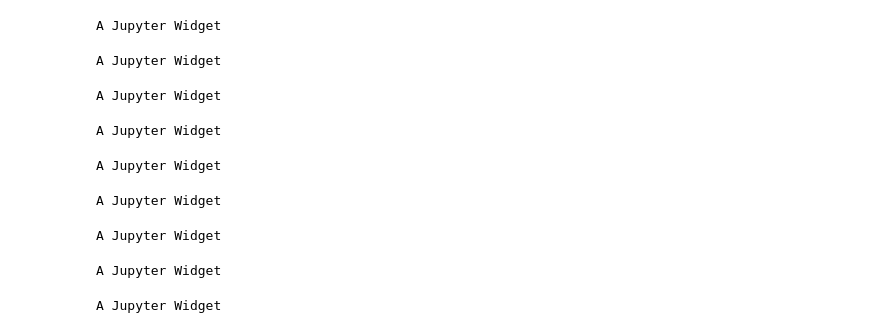
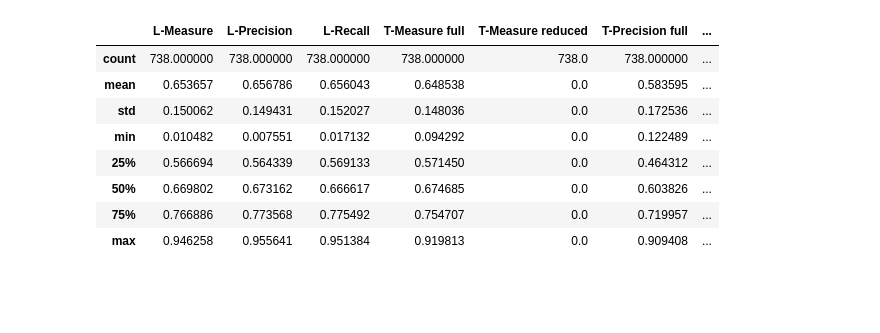
Before and after one commit to bmcfee/ismir2017_chords, a Jupyter notebook: notebooks/06b - Corpus analysis + L-measure.ipynb, the cells around one changed output. Saved outputs shown, nothing was run; the diff lists cells and outputs as text; code cells hidden in the pictures; blank space fills up the shorter version.

```diff
--- a/notebooks/06b - Corpus analysis + L-measure.ipynb
+++ b/notebooks/06b - Corpus analysis + L-measure.ipynb
@@ -42,6 +42,12 @@ def chord_to_hier(ann):
                     value=dict(level=5, label=obs.value),
                     confidence=obs.confidence)
     return ann_h
+# %%
+def drop_empty(ann):
+
+    for obs in ann.pop_data():
+        if obs.duration:
+            ann.append(time=obs.time, duration=obs.duration, value=obs.value, confidence=obs.confidence)
 # %%
 def compare(ref_file, est_file, corpus):
 
@@ -49,8 +55,10 @@ def compare(ref_file, est_file, corpus):
     est_jam = jams.load(est_file, validate=False)
 
     ref_ann = ref_jam.search(corpus=corpus)[0]
+    drop_empty(ref_ann)
+
     est_ann = est_jam.annotations[0]
-    est_ann = est_ann.trim(0, ref_ann.data[-1].time + ref_ann.data[-1].duration)
+    drop_empty(est_ann)
 
     results = jams.eval.hierarchy(chord_to_hier(ref_ann), chord_to_hier(est_ann))
 
@@ -68,7 +76,7 @@ def score_track(tid, corpus, path):
         print(exc)
     return dict()
 
-def eval_model(ids, corpus, path, n_jobs=4):
+def eval_model(ids, corpus, path, n_jobs=18):
 
     results_arr = Parallel(n_jobs=n_jobs)(delayed(score_track)(tid, corpus, path) for tid in tqdm(ids))
     results = {}
@@ -196,19 +171,9 @@ bb_cr1s = eval_model(bb_ids, bb_corp, '/home/bmcfee/git/ismir2017_chords/data/mo
 
 bb_cr1 = eval_model(bb_ids, bb_corp, '/home/bmcfee/git/ismir2017_chords/data/model_aug/predictions/')
 
-bb_chordino = eval_model(bb_ids, bb_corp, '/home/bmcfee/git/ismir2017_chords/data/chordino/')
+#bb_chordino = eval_model(bb_ids, bb_corp, '/home/bmcfee/git/ismir2017_chords/data/chordino/')
 
 bb_dnn = eval_model(bb_ids, bb_corp, '/home/bmcfee/git/ismir2017_chords/data/ejh2015_dnn/predictions/')
 
 bb_khmm = eval_model(bb_ids, bb_corp, '/home/bmcfee/git/ismir2017_chords/data/ejh2015_khmm/predictions/')
-# %% [output]
-A Jupyter Widget
-A Jupyter Widget
-A Jupyter Widget
-A Jupyter Widget
-A Jupyter Widget
-A Jupyter Widget
-A Jupyter Widget
-A Jupyter Widget
-A Jupyter Widget
 # %%
@@ -223,3 +188,15 @@ bb_cr1si.to_json('/home/bmcfee/git/ismir2017_chords/data/bb_cr1si_hier.json')
 bb_cr2.to_json('/home/bmcfee/git/ismir2017_chords/data/bb_cr2_hier.json')
 bb_cr2s.to_json('/home/bmcfee/git/ismir2017_chords/data/bb_cr2s_hier.json')
 bb_cr2si.to_json('/home/bmcfee/git/ismir2017_chords/data/bb_cr2si_hier.json')
+# %%
+bb_khmm.describe()
+# %% [output]
+|  | L-Measure | L-Precision | L-Recall | T-Measure full | T-Measure reduced | T-Precision full | ... |
+| count | 738.000000 | 738.000000 | 738.000000 | 738.000000 | 738.0 | 738.000000 | ... |
+| mean | 0.653657 | 0.656786 | 0.656043 | 0.648538 | 0.0 | 0.583595 | ... |
+| std | 0.150062 | 0.149431 | 0.152027 | 0.148036 | 0.0 | 0.172536 | ... |
+| min | 0.010482 | 0.007551 | 0.017132 | 0.094292 | 0.0 | 0.122489 | ... |
+| 25% | 0.566694 | 0.564339 | 0.569133 | 0.571450 | 0.0 | 0.464312 | ... |
+| 50% | 0.669802 | 0.673162 | 0.666617 | 0.674685 | 0.0 | 0.603826 | ... |
+| 75% | 0.766886 | 0.773568 | 0.775492 | 0.754707 | 0.0 | 0.719957 | ... |
+| max | 0.946258 | 0.955641 | 0.951384 | 0.919813 | 0.0 | 0.909408 | ... |
```
Also changed, not shown: parts of 18 cells of this notebook, 6 other files.
